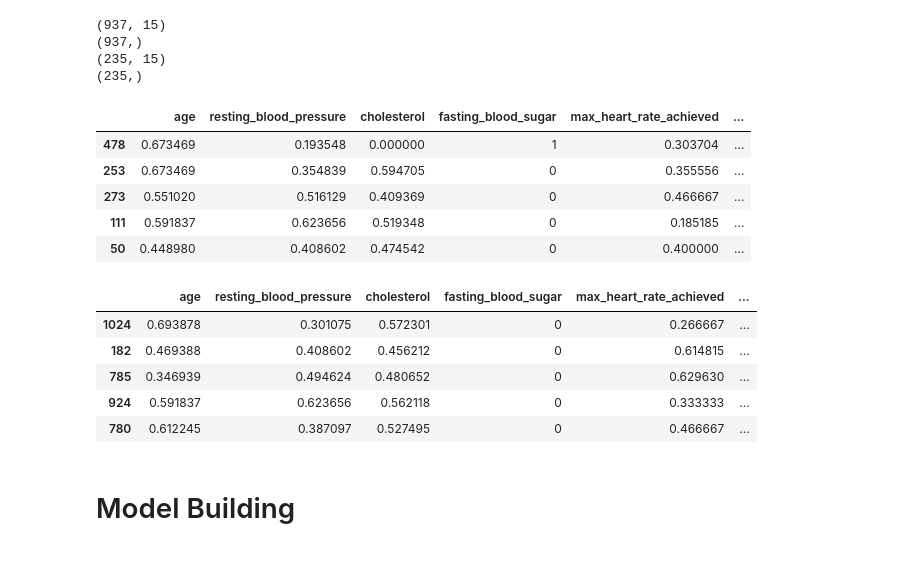
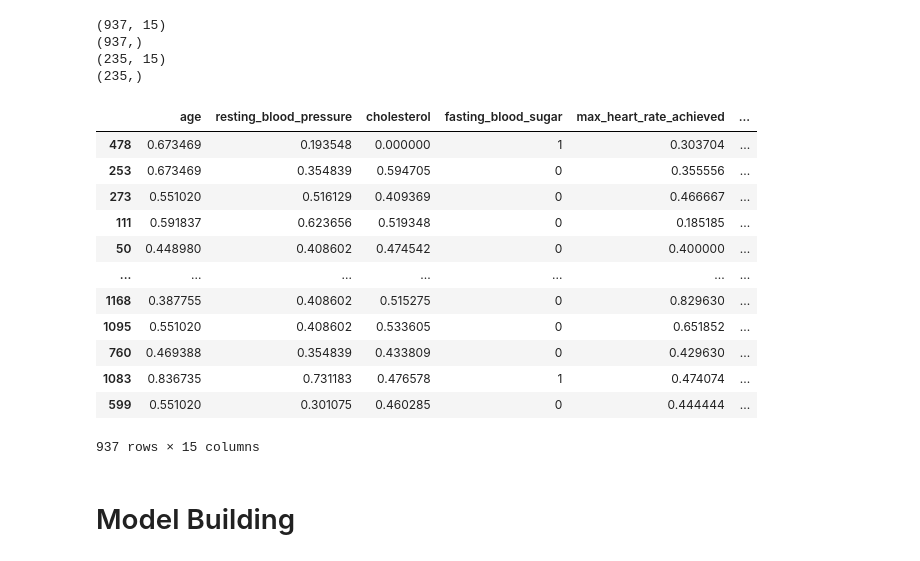
Before and after one commit to HADIRIDA4/Heart_Disease_Data_Analysis_and_Predictor, a Jupyter notebook: ML_CLASS.ipynb, the cells around one changed output. Cells and saved outputs as stored; diff of their text form; code cells hidden in the pictures.

```diff
--- a/ML_CLASS.ipynb
+++ b/ML_CLASS.ipynb
@@ -34,3 +35,5 @@ from scipy import stats
 from sklearn.metrics import mean_squared_error
 # %%
 dt = pd.read_csv("csv\heart_statlog_cleveland_hungary_final.csv")
+dt.columns = dt.columns.str.replace(' ', '_')
+dt
@@ -186,24 +218,23 @@ print(y_test.shape)
 # %%
 from sklearn.preprocessing import MinMaxScaler
 scaler = MinMaxScaler()
 X_train[['age','resting_blood_pressure','cholesterol','max_heart_rate_achieved','st_depression']] = scaler.fit_transform(X_train[['age','resting_blood_pressure','cholesterol','max_heart_rate_achieved','st_depression']])
-X_train.head()
+X_train
 # %% [output]
 |  | age | resting_blood_pressure | cholesterol | fasting_blood_sugar | max_heart_rate_achieved | ... |
 | 478 | 0.673469 | 0.193548 | 0.000000 | 1 | 0.303704 | ... |
 | 253 | 0.673469 | 0.354839 | 0.594705 | 0 | 0.355556 | ... |
 | 273 | 0.551020 | 0.516129 | 0.409369 | 0 | 0.466667 | ... |
 | 111 | 0.591837 | 0.623656 | 0.519348 | 0 | 0.185185 | ... |
 | 50 | 0.448980 | 0.408602 | 0.474542 | 0 | 0.400000 | ... |
+| ... | ... | ... | ... | ... | ... | ... |
+| 1168 | 0.387755 | 0.408602 | 0.515275 | 0 | 0.829630 | ... |
+| 1095 | 0.551020 | 0.408602 | 0.533605 | 0 | 0.651852 | ... |
+| 760 | 0.469388 | 0.354839 | 0.433809 | 0 | 0.429630 | ... |
+| 1083 | 0.836735 | 0.731183 | 0.476578 | 1 | 0.474074 | ... |
+| 599 | 0.551020 | 0.301075 | 0.460285 | 0 | 0.444444 | ... |
+937 rows × 15 columns
 # %%
 X_test[['age','resting_blood_pressure','cholesterol','max_heart_rate_achieved','st_depression']] = scaler.transform(X_test[['age','resting_blood_pressure','cholesterol','max_heart_rate_achieved','st_depression']])
-X_test.head()
-# %% [output]
-|  | age | resting_blood_pressure | cholesterol | fasting_blood_sugar | max_heart_rate_achieved | ... |
-| 1024 | 0.693878 | 0.301075 | 0.572301 | 0 | 0.266667 | ... |
-| 182 | 0.469388 | 0.408602 | 0.456212 | 0 | 0.614815 | ... |
-| 785 | 0.346939 | 0.494624 | 0.480652 | 0 | 0.629630 | ... |
-| 924 | 0.591837 | 0.623656 | 0.562118 | 0 | 0.333333 | ... |
-| 780 | 0.612245 | 0.387097 | 0.527495 | 0 | 0.466667 | ... |
 # %% [markdown]
 # Model Building
```
Also changed, not shown: parts of 27 cells of this notebook, 10 other files.
